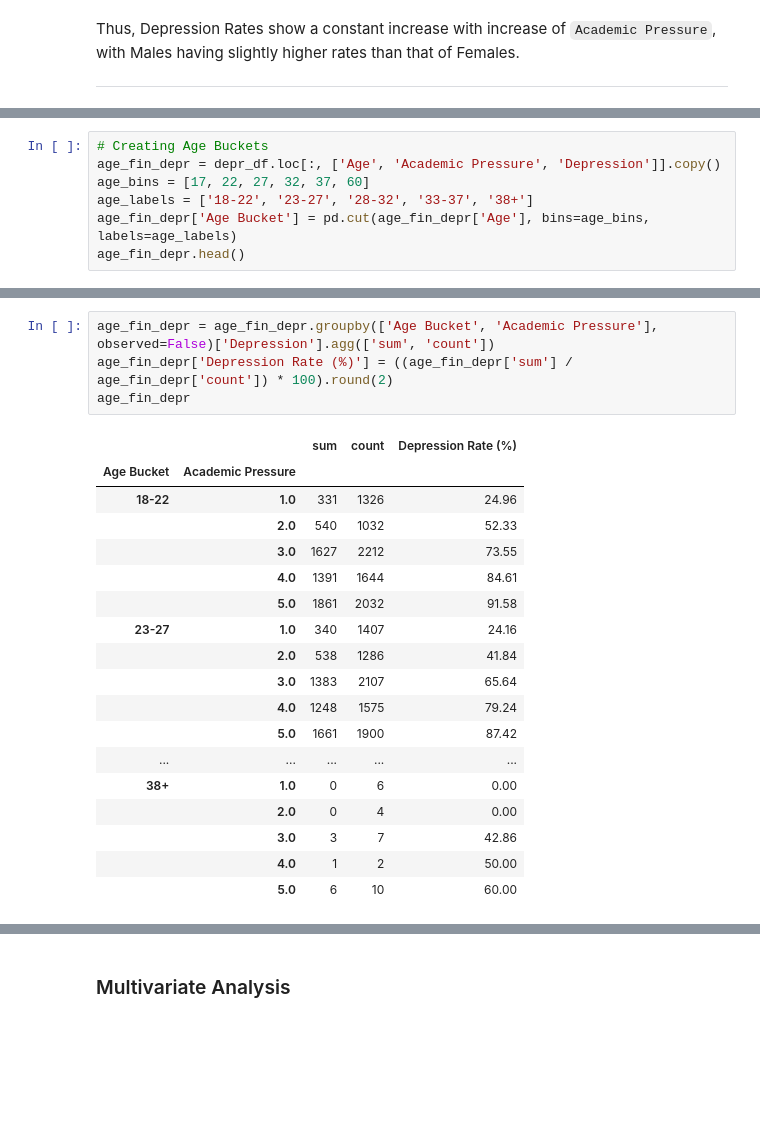
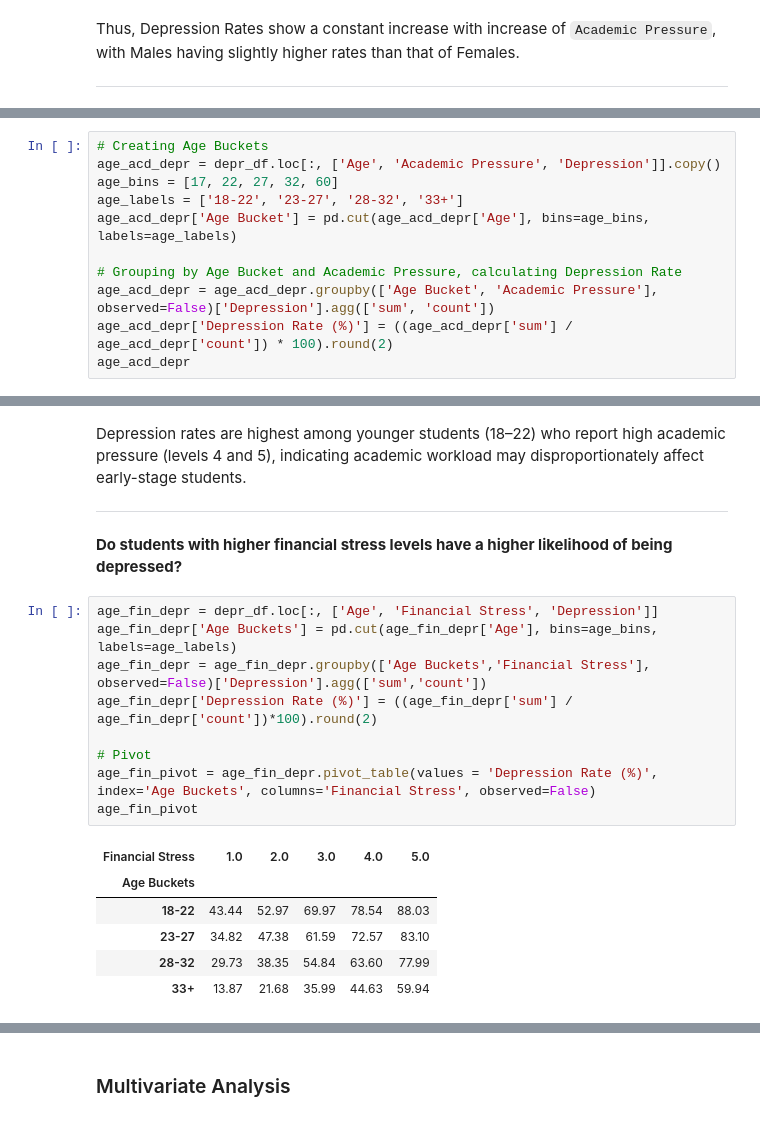
Before and after one commit to Siddharth-Saravanan/Student_Depression_Analysis_and_Prediction_using_Machine_Learning, a Jupyter notebook: student_depression_prediction.ipynb, the cells around one changed output, grey strips where cells are left out. Cells and saved outputs as stored; diff of their text form; blank space fills up the shorter version.

```diff
--- a/student_depression_prediction.ipynb
+++ b/student_depression_prediction.ipynb
@@ -907,8 +907,12 @@ Thus, Depression Rates show a constant increase with increase of `Academic Press
 # %%
 # Creating Age Buckets
-age_fin_depr = depr_df.loc[:, ['Age', 'Academic Pressure', 'Depression']].copy()
-age_bins = [17, 22, 27, 32, 37, 60]
-age_labels = ['18-22', '23-27', '28-32', '33-37', '38+']
-age_fin_depr['Age Bucket'] = pd.cut(age_fin_depr['Age'], bins=age_bins, labels=age_labels)
-age_fin_depr.head()
+age_acd_depr = depr_df.loc[:, ['Age', 'Academic Pressure', 'Depression']].copy()
+age_bins = [17, 22, 27, 32, 60]
+age_labels = ['18-22', '23-27', '28-32', '33+']
+age_acd_depr['Age Bucket'] = pd.cut(age_acd_depr['Age'], bins=age_bins, labels=age_labels)
+
+# Grouping by Age Bucket and Academic Pressure, calculating Depression Rate
+age_acd_depr = age_acd_depr.groupby(['Age Bucket', 'Academic Pressure'], observed=False)['Depression'].agg(['sum', 'count'])
+age_acd_depr['Depression Rate (%)'] = ((age_acd_depr['sum'] / age_acd_depr['count']) * 100).round(2)
+age_acd_depr
 # %% [output]
@@ -921,24 +964,23 @@ age_fin_depr.head()
+# %% [markdown]
+Depression rates are highest among younger students (18–22) who report high academic pressure (levels 4 and 5), indicating academic workload may disproportionately affect early-stage students.
+
+---
+# %% [markdown]
+**Do students with higher financial stress levels have a higher likelihood of being depressed?**
 # %%
-age_fin_depr = age_fin_depr.groupby(['Age Bucket', 'Academic Pressure'], observed=False)['Depression'].agg(['sum', 'count'])
-age_fin_depr['Depression Rate (%)'] = ((age_fin_depr['sum'] / age_fin_depr['count']) * 100).round(2)
-age_fin_depr
+age_fin_depr = depr_df.loc[:, ['Age', 'Financial Stress', 'Depression']]
+age_fin_depr['Age Buckets'] = pd.cut(age_fin_depr['Age'], bins=age_bins, labels=age_labels)
+age_fin_depr = age_fin_depr.groupby(['Age Buckets','Financial Stress'], observed=False)['Depression'].agg(['sum','count'])
+age_fin_depr['Depression Rate (%)'] = ((age_fin_depr['sum'] / age_fin_depr['count'])*100).round(2)
+
+# Pivot
+age_fin_pivot = age_fin_depr.pivot_table(values = 'Depression Rate (%)', index='Age Buckets', columns='Financial Stress', observed=False)
+age_fin_pivot
 # %% [output]
-|  |  | sum | count | Depression Rate (%) |
-| Age Bucket | Academic Pressure |  |  |  |
-| 18-22 | 1.0 | 331 | 1326 | 24.96 |
-|  | 2.0 | 540 | 1032 | 52.33 |
-|  | 3.0 | 1627 | 2212 | 73.55 |
-|  | 4.0 | 1391 | 1644 | 84.61 |
-|  | 5.0 | 1861 | 2032 | 91.58 |
-| 23-27 | 1.0 | 340 | 1407 | 24.16 |
-|  | 2.0 | 538 | 1286 | 41.84 |
-|  | 3.0 | 1383 | 2107 | 65.64 |
-|  | 4.0 | 1248 | 1575 | 79.24 |
-|  | 5.0 | 1661 | 1900 | 87.42 |
-| ... | ... | ... | ... | ... |
-| 38+ | 1.0 | 0 | 6 | 0.00 |
-|  | 2.0 | 0 | 4 | 0.00 |
-|  | 3.0 | 3 | 7 | 42.86 |
-|  | 4.0 | 1 | 2 | 50.00 |
-|  | 5.0 | 6 | 10 | 60.00 |
+| Financial Stress | 1.0 | 2.0 | 3.0 | 4.0 | 5.0 |
+| Age Buckets |  |  |  |  |  |
+| 18-22 | 43.44 | 52.97 | 69.97 | 78.54 | 88.03 |
+| 23-27 | 34.82 | 47.38 | 61.59 | 72.57 | 83.10 |
+| 28-32 | 29.73 | 38.35 | 54.84 | 63.60 | 77.99 |
+| 33+ | 13.87 | 21.68 | 35.99 | 44.63 | 59.94 |
 # %%
```
Also changed, not shown: parts of 12 cells of this notebook.
